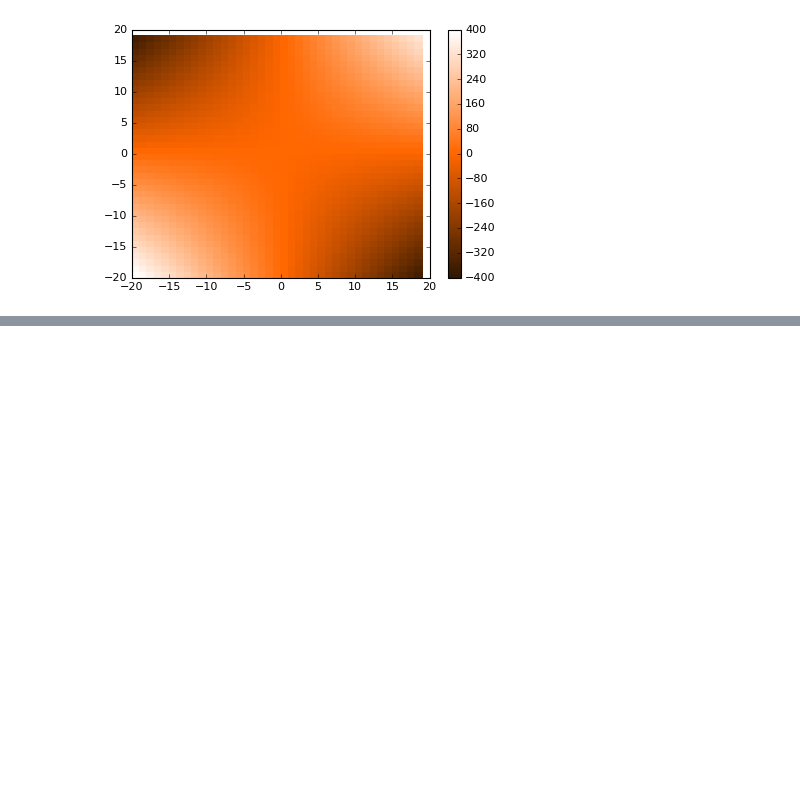
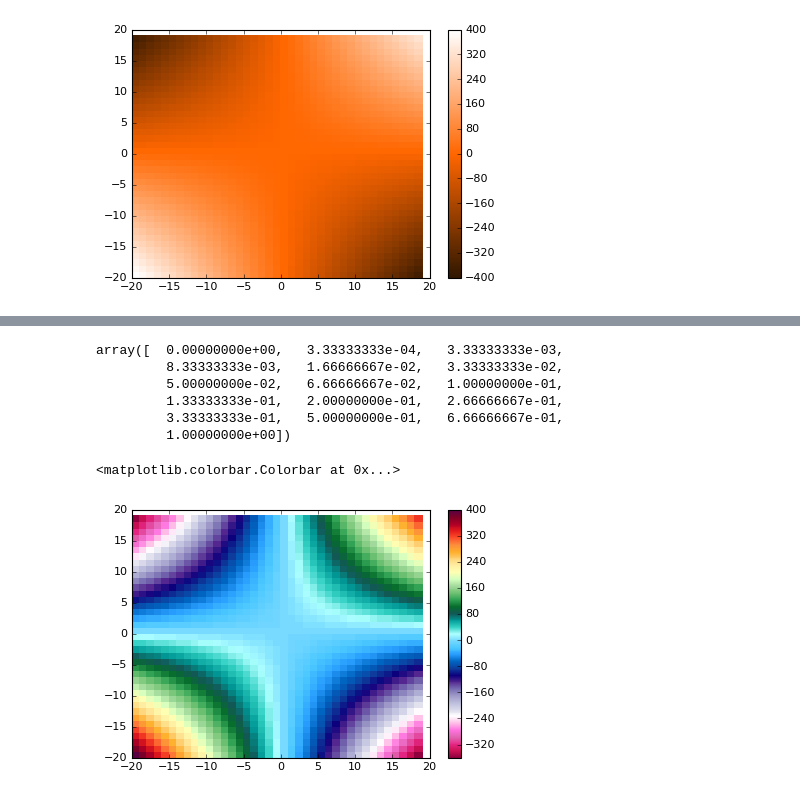
Before and after one commit to blaylockbk/pyBKB_v2, a Jupyter notebook: demos/how_to_make_custom_colormaps.ipynb, the cells around one changed output, grey strips where cells are left out. Saved outputs shown, nothing was run; the diff lists cells and outputs as text; code cells hidden in the pictures; blank space fills up the shorter version.

```diff
--- a/demos/how_to_make_custom_colormaps.ipynb
+++ b/demos/how_to_make_custom_colormaps.ipynb
@@ -99,0 +127,65 @@ plt.colorbar()
+# %%
+np.array([0,.01,.1,.25,.5,1,1.5,2,3,4,6,8,10,15,20,30])/30.
+# %% [output]
+array([  0.00000000e+00,   3.33333333e-04,   3.33333333e-03,
+         8.33333333e-03,   1.66666667e-02,   3.33333333e-02,
+         5.00000000e-02,   6.66666667e-02,   1.00000000e-01,
+         1.33333333e-01,   2.00000000e-01,   2.66666667e-01,
+         3.33333333e-01,   5.00000000e-01,   6.66666667e-01,
+         1.00000000e+00])
+# %%
+a = range(-60,121,5)
+norm = [(float(i)-min(a))/(max(a)-min(a)) for i in a]
+
+C = [np.array([145,0,63])/255.,
+     np.array([206,18,86])/255.,
+     np.array([231,41,138])/255.,
+     np.array([223,101,176])/255.,
+     np.array([255,115,223])/255.,
+     np.array([255,190,232])/255.,
+     np.array([255,255,255])/255.,
+     np.array([218,218,235])/255.,
+     np.array([188,189,220])/255.,
+     np.array([158,154,200])/255.,
+     np.array([117,107,177])/255.,
+     np.array([84,39,143])/255.,
+     np.array([13,0,125])/255.,
+     np.array([13,61,156])/255.,
+     np.array([0,102,194])/255.,
+     np.array([41,158,255])/255.,
+     np.array([74,199,255])/255.,
+     np.array([115,215,255])/255.,
+     np.array([173,255,255])/255.,
+     np.array([48,207,194])/255.,
+     np.array([0,153,150])/255.,
+     np.array([18,87,87])/255.,
+     np.array([6,109,44])/255.,
+     np.array([49,163,84])/255.,
+     np.array([116,196,118])/255.,
+     np.array([161,217,155])/255.,
+     np.array([211,255,190])/255.,
+     np.array([255,255,179])/255.,
+     np.array([255,237,160])/255.,
+     np.array([254,209,118])/255.,
+     np.array([254,174,42])/255.,
+     np.array([253,141,60])/255.,
+     np.array([252,78,42])/255.,
+     np.array([227,26,28])/255.,
+     np.array([177,0,38])/255.,
+     np.array([128,0,38])/255.,
+     np.array([89,0,66])/255.,
+     np.array([40,0,40])/255.]
+
+
+COLORS = []
+for i, n in enumerate(norm):
+    COLORS.append((n, C[i]))
+
+cmap = colors.LinearSegmentedColormap.from_list("Precip", COLORS)
+
+plt.register_cmap(cmap=cmap)
+plt.pcolormesh(x, y, z, cmap='Precip')
+plt.colorbar()
+# %% [output]
+<matplotlib.colorbar.Colorbar at 0x...>
+[figure, added]
```
Also changed, not shown: parts of 2 cells of this notebook, 3 other files.
